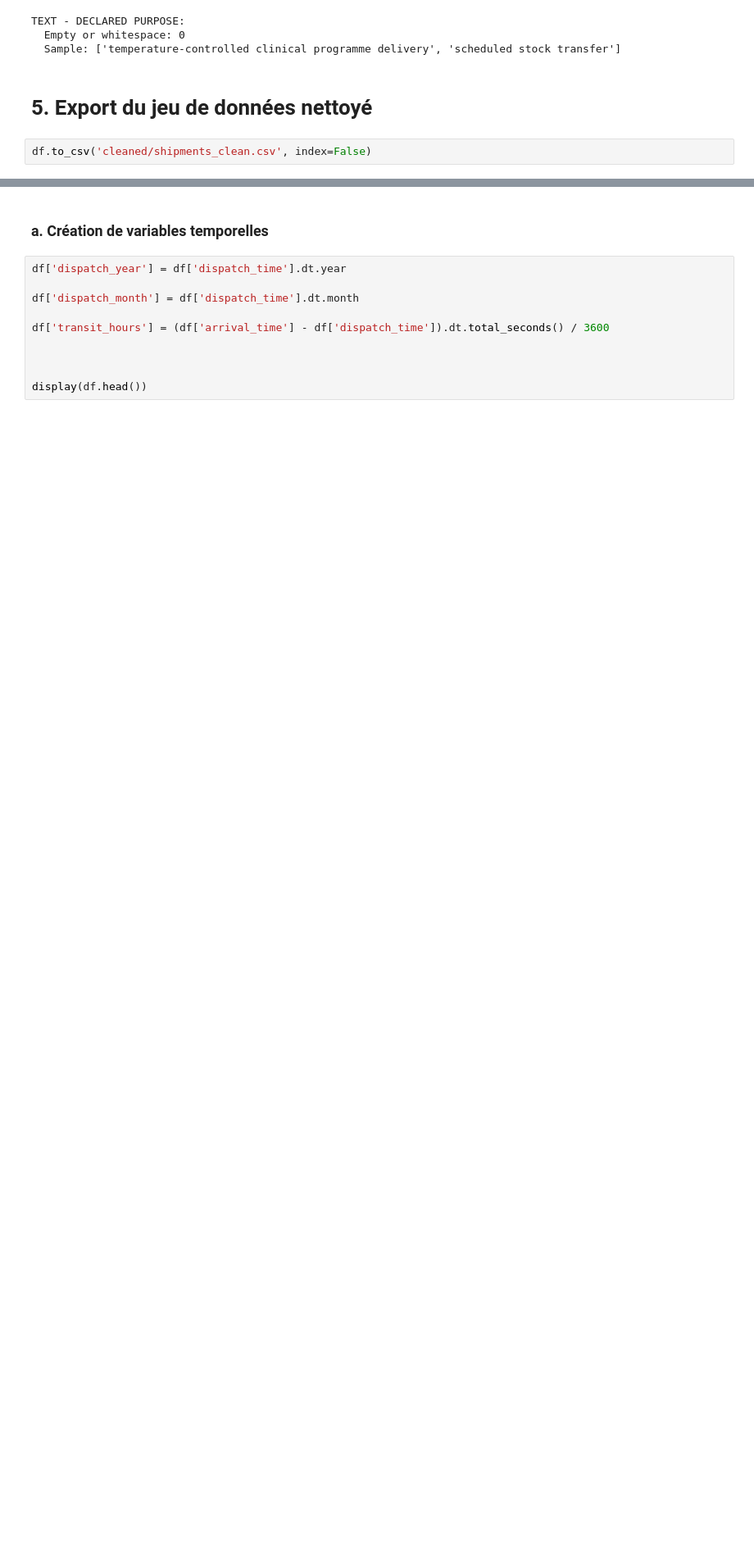
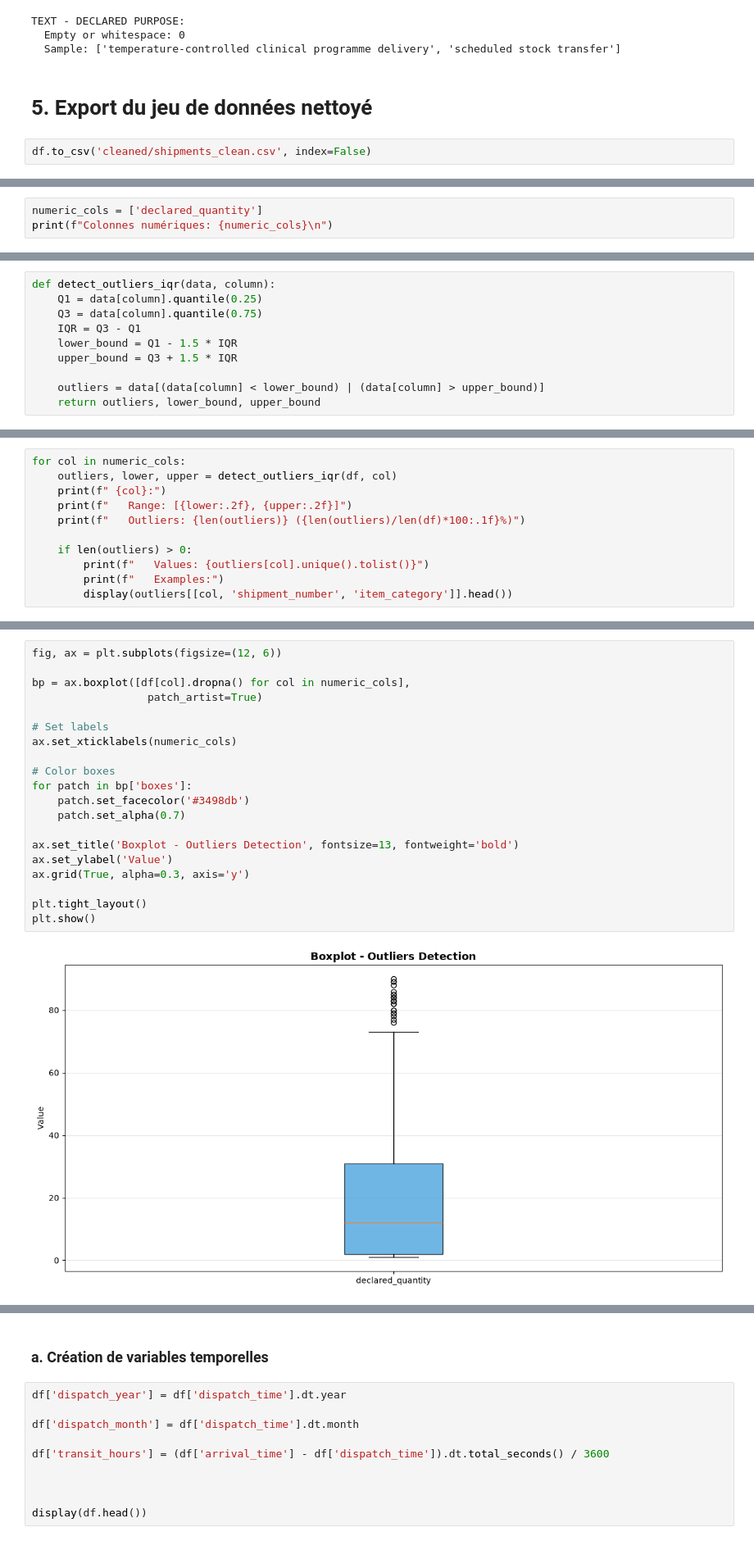
Before and after one commit to HananeDjouadi/G05-DataMining-2627, a Jupyter notebook: data/logistics/shipments.ipynb, the cells around one changed output, grey strips where cells are left out. Shown at 82% size. Drawn from its saved outputs; the diff is of its cells as text; blank space fills up the shorter version.

Commit message:
shipments:outliers+stat+histo

```diff
--- a/data/logistics/shipments.ipynb
+++ b/data/logistics/shipments.ipynb
@@ -390,0 +393,3 @@ df.to_csv('cleaned/shipments_clean.csv', index=False)
+# %%
+numeric_cols = ['declared_quantity']
+print(f"Colonnes numériques: {numeric_cols}\n")
@@ -390,0 +414,10 @@ df.to_csv('cleaned/shipments_clean.csv', index=False)
+# %%
+def detect_outliers_iqr(data, column):
+    Q1 = data[column].quantile(0.25)
+    Q3 = data[column].quantile(0.75)
+    IQR = Q3 - Q1
+    lower_bound = Q1 - 1.5 * IQR
+    upper_bound = Q3 + 1.5 * IQR
+
+    outliers = data[(data[column] < lower_bound) | (data[column] > upper_bound)]
+    return outliers, lower_bound, upper_bound
@@ -390,0 +426,11 @@ df.to_csv('cleaned/shipments_clean.csv', index=False)
+# %%
+for col in numeric_cols:
+    outliers, lower, upper = detect_outliers_iqr(df, col)
+    print(f" {col}:")
+    print(f"   Range: [{lower:.2f}, {upper:.2f}]")
+    print(f"   Outliers: {len(outliers)} ({len(outliers)/len(df)*100:.1f}%)")
+
+    if len(outliers) > 0:
+        print(f"   Values: {outliers[col].unique().tolist()}")
+        print(f"   Examples:")
+        display(outliers[[col, 'shipment_number', 'item_category']].head())
@@ -390,0 +451,22 @@ df.to_csv('cleaned/shipments_clean.csv', index=False)
+# %%
+fig, ax = plt.subplots(figsize=(12, 6))
+
+bp = ax.boxplot([df[col].dropna() for col in numeric_cols],
+                  patch_artist=True)
+
+# Set labels
+ax.set_xticklabels(numeric_cols)
+
+# Color boxes
+for patch in bp['boxes']:
+    patch.set_facecolor('#3498db')
+    patch.set_alpha(0.7)
+
+ax.set_title('Boxplot - Outliers Detection', fontsize=13, fontweight='bold')
+ax.set_ylabel('Value')
+ax.grid(True, alpha=0.3, axis='y')
+
+plt.tight_layout()
+plt.show()
+# %% [output]
+[figure, added]
```
Also changed, not shown: parts of 32 cells of this notebook.
